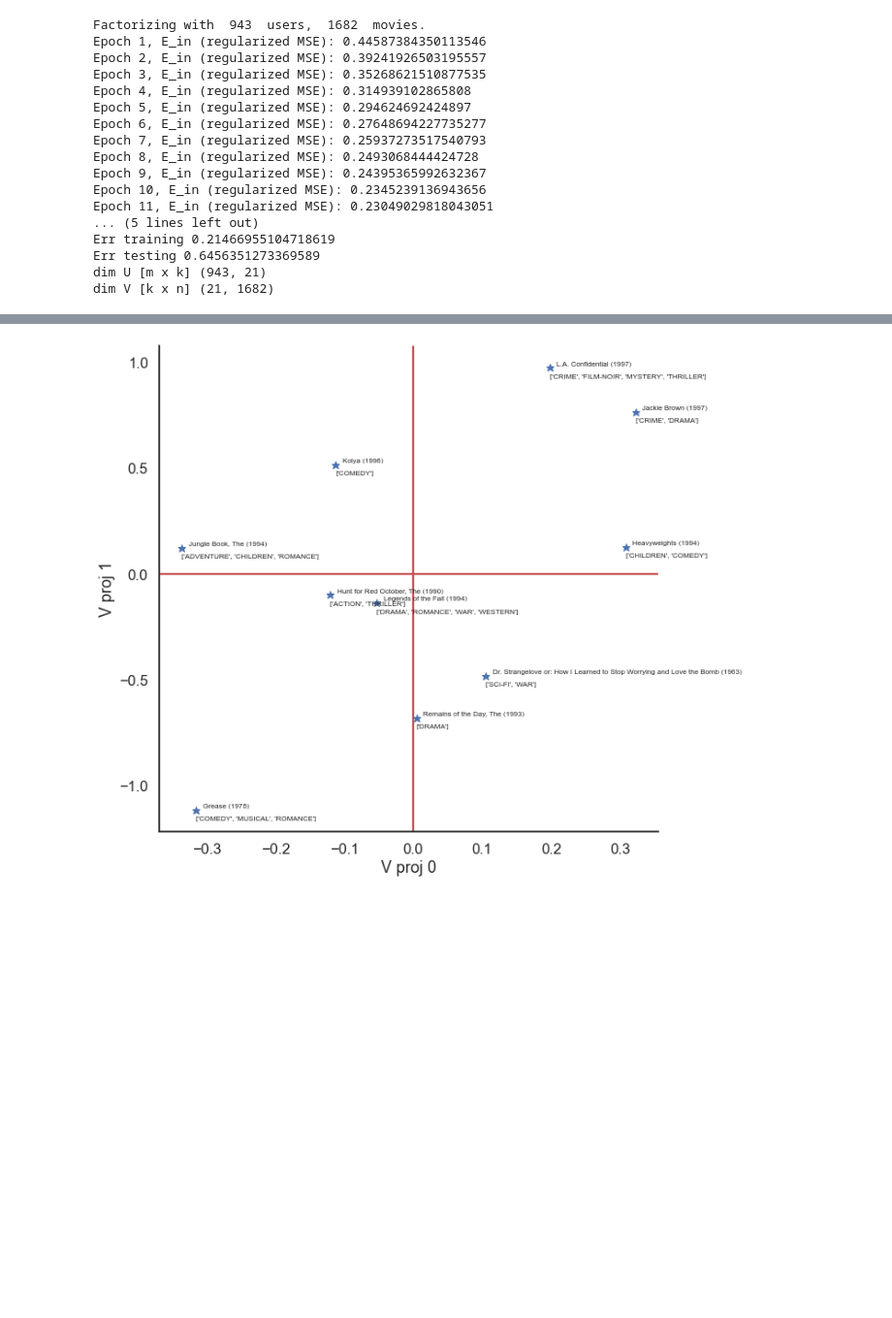
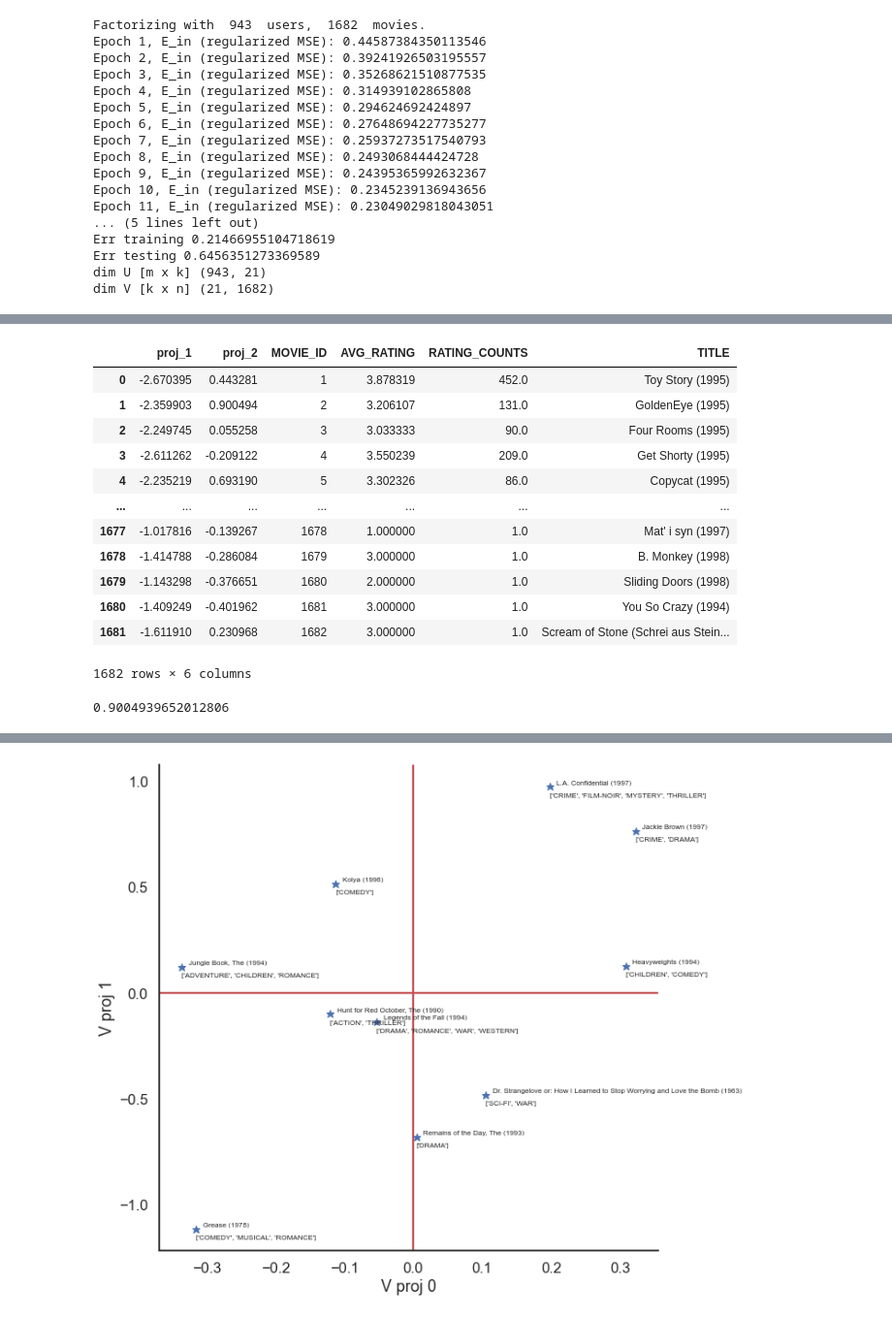
Before and after one commit to francescazfl/pandas, a Jupyter notebook: project2/sorina_project2_fzl.ipynb, the cells around one changed output, grey strips where cells are left out. Shown at 97% size. Cells and saved outputs as stored; diff of their text form; code cells hidden in the pictures; blank space fills up the shorter version.

```diff
--- a/project2/sorina_project2_fzl.ipynb
+++ b/project2/sorina_project2_fzl.ipynb
@@ -423,0 +471,54 @@ V_proj = A_two_cols.transpose()@V
+# %%
+def merge_title(df, movies, ifgenres=False):
+    """Add movie titles"""
+    if "MOVIE" in df.columns:
+        df = df.rename(columns={"MOVIE": "MOVIE_ID"})
+    if not ifgenres:
+        movie_comb = movies.iloc[:, :2]
+    else:
+        movie_comb = movies
+
+    df = df.merge(movie_comb, left_on="MOVIE_ID", right_on="MOVIE_ID", how="left")
+
+    df.loc[df.TITLE.isnull(), "TITLE"] = (
+        "MOVIE_ID: " + df.loc[df.TITLE.isnull(), "MOVIE_ID"]
+    )
+
+    return df
+# %%
+def comb_rate_pop(data, movies):
+    """Combine rating and popularity and add titles"""
+    return merge_title(
+        (
+            get_top_rate(data, movies)
+            .rename(columns={"RATING": "AVG_RATING"})
+            .merge(get_pop_movie(data, movies), left_on="MOVIE", right_on="MOVIE_ID")[
+                ["MOVIE_ID", "AVG_RATING", "RATING_COUNTS"]
+            ]
+            .sort_values(by="MOVIE_ID")
+        ),
+        movies,
+        ifgenres=False,
+    )
+# %%
+def comb_proj_rate_pop(proj, data, movies):
+    proj_df = pd.DataFrame(proj.T, columns=["proj_1", "proj_2"])
+    comb = proj_df.merge(comb_rate_pop(data, movies), left_index=True, right_index=True)
+    comb.RATING_COUNTS = comb.RATING_COUNTS.astype(np.float)
+    return comb
+# %%
+comb_proj_rate_pop(V_proj, data, movies)
+# %% [output]
+|  | proj_1 | proj_2 | MOVIE_ID | AVG_RATING | RATING_COUNTS | TITLE |
+| 0 | -2.670395 | 0.443281 | 1 | 3.878319 | 452.0 | Toy Story (1995) |
+| 1 | -2.359903 | 0.900494 | 2 | 3.206107 | 131.0 | GoldenEye (1995) |
+| 2 | -2.249745 | 0.055258 | 3 | 3.033333 | 90.0 | Four Rooms (1995) |
+| 3 | -2.611262 | -0.209122 | 4 | 3.550239 | 209.0 | Get Shorty (1995) |
+| 4 | -2.235219 | 0.693190 | 5 | 3.302326 | 86.0 | Copycat (1995) |
+| ... | ... | ... | ... | ... | ... | ... |
+| 1677 | -1.017816 | -0.139267 | 1678 | 1.000000 | 1.0 | Mat' i syn (1997) |
+| 1678 | -1.414788 | -0.286084 | 1679 | 3.000000 | 1.0 | B. Monkey (1998) |
+| 1679 | -1.143298 | -0.376651 | 1680 | 2.000000 | 1.0 | Sliding Doors (1998) |
+| 1680 | -1.409249 | -0.401962 | 1681 | 3.000000 | 1.0 | You So Crazy (1994) |
+| 1681 | -1.611910 | 0.230968 | 1682 | 3.000000 | 1.0 | Scream of Stone (Schrei aus Stein... |
+1682 rows × 6 columns
@@ -423,0 +527,4 @@ V_proj = A_two_cols.transpose()@V
+# %%
+max(V_proj[:,1])
+# %% [output]
+0.9004939652012806
```
Also changed, not shown: parts of 14 cells of this notebook, 1 other file.
